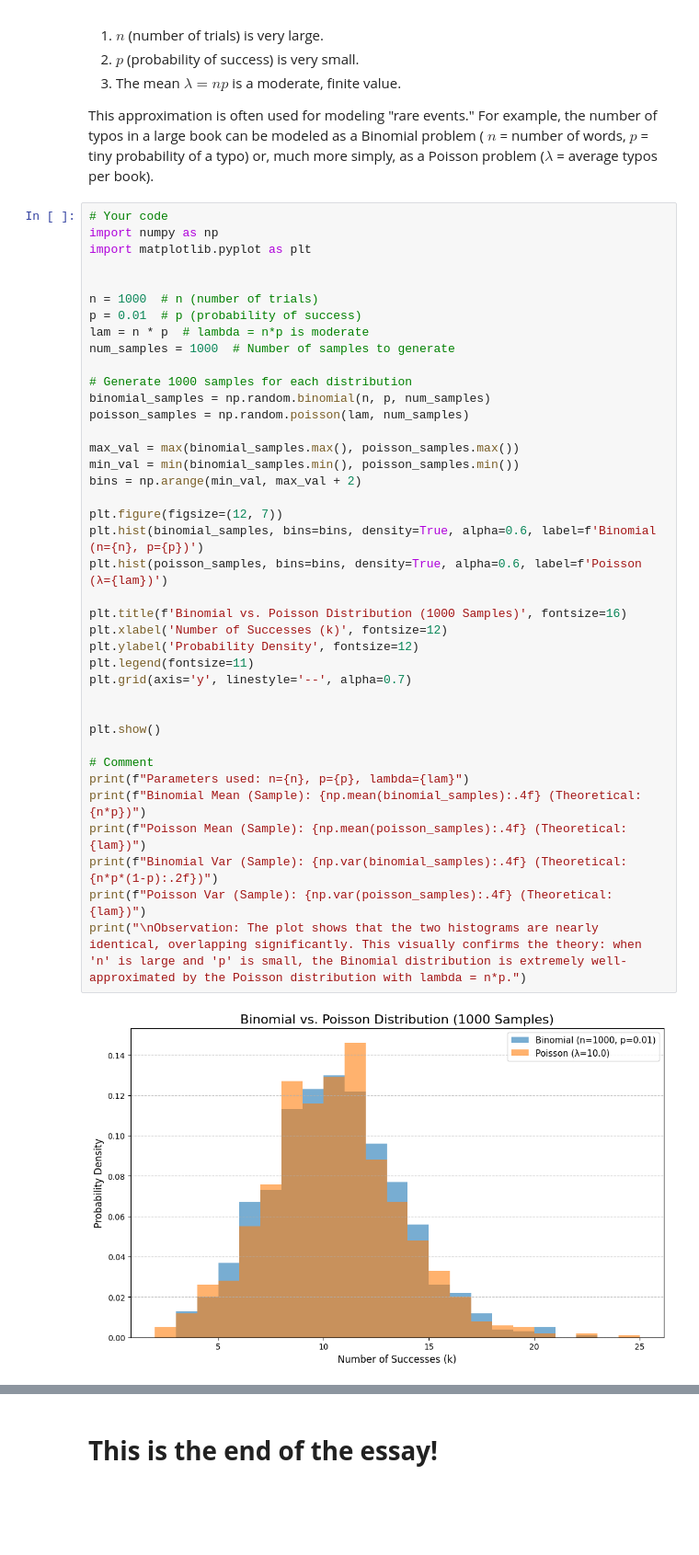
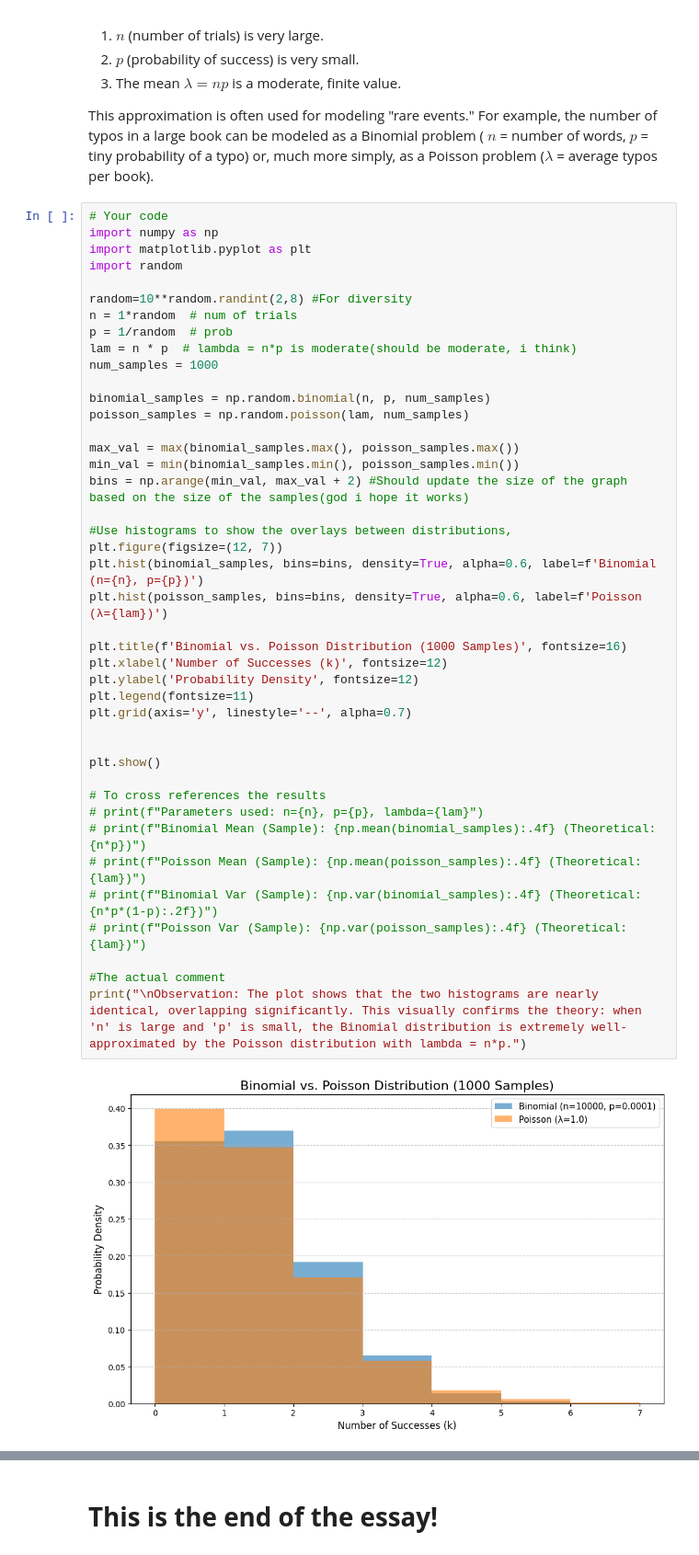
Before and after one commit to HuynhTrungTin52/Coding, a Jupyter notebook: Probability/HuynhTrungTin_524k0033.ipynb, the cells around one changed output, grey strips where cells are left out. Shown at 92% size. Saved outputs shown, nothing was run; the diff lists cells and outputs as text; blank space fills up the shorter version.

```diff
--- a/Probability/HuynhTrungTin_524k0033.ipynb
+++ b/Probability/HuynhTrungTin_524k0033.ipynb
@@ -442,41 +458,44 @@ This approximation is often used for modeling "rare events." For example, the nu
 # %%
 # Your code
 import numpy as np
 import matplotlib.pyplot as plt
+import random
 
+random=10**random.randint(2,8) #For diversity
+n = 1*random  # num of trials
+p = 1/random  # prob
+lam = n * p  # lambda = n*p is moderate(should be moderate, i think)
+num_samples = 1000
 
-n = 1000  # n (number of trials)
-p = 0.01  # p (probability of success)
-lam = n * p  # lambda = n*p is moderate
-num_samples = 1000  # Number of samples to generate
-
-# Generate 1000 samples for each distribution
 binomial_samples = np.random.binomial(n, p, num_samples)
 poisson_samples = np.random.poisson(lam, num_samples)
 
 max_val = max(binomial_samples.max(), poisson_samples.max())
 min_val = min(binomial_samples.min(), poisson_samples.min())
-bins = np.arange(min_val, max_val + 2)
+bins = np.arange(min_val, max_val + 2) #Should update the size of the graph based on the size of the samples(god i hope it works)
 
+#Use histograms to show the overlays between distributions,
 plt.figure(figsize=(12, 7))
 plt.hist(binomial_samples, bins=bins, density=True, alpha=0.6, label=f'Binomial (n={n}, p={p})')
 plt.hist(poisson_samples, bins=bins, density=True, alpha=0.6, label=f'Poisson (λ={lam})')
 
 plt.title(f'Binomial vs. Poisson Distribution (1000 Samples)', fontsize=16)
 plt.xlabel('Number of Successes (k)', fontsize=12)
 plt.ylabel('Probability Density', fontsize=12)
 plt.legend(fontsize=11)
 plt.grid(axis='y', linestyle='--', alpha=0.7)
 
 
 plt.show()
 
-# Comment
-print(f"Parameters used: n={n}, p={p}, lambda={lam}")
-print(f"Binomial Mean (Sample): {np.mean(binomial_samples):.4f} (Theoretical: {n*p})")
-print(f"Poisson Mean (Sample): {np.mean(poisson_samples):.4f} (Theoretical: {lam})")
-print(f"Binomial Var (Sample): {np.var(binomial_samples):.4f} (Theoretical: {n*p*(1-p):.2f})")
-print(f"Poisson Var (Sample): {np.var(poisson_samples):.4f} (Theoretical: {lam})")
+# To cross references the results
+# print(f"Parameters used: n={n}, p={p}, lambda={lam}")
+# print(f"Binomial Mean (Sample): {np.mean(binomial_samples):.4f} (Theoretical: {n*p})")
+# print(f"Poisson Mean (Sample): {np.mean(poisson_samples):.4f} (Theoretical: {lam})")
+# print(f"Binomial Var (Sample): {np.var(binomial_samples):.4f} (Theoretical: {n*p*(1-p):.2f})")
+# print(f"Poisson Var (Sample): {np.var(poisson_samples):.4f} (Theoretical: {lam})")
+
+#The actual comment
 print("\nObservation: The plot shows that the two histograms are nearly identical, overlapping significantly. This visually confirms the theory: when 'n' is large and 'p' is small, the Binomial distribution is extremely well-approximated by the Poisson distribution with lambda = n*p.")
 # %% [output]
-[figure, old version]
+[figure, new version]
```
Also changed, not shown: parts of 8 cells of this notebook, 2 other files.
